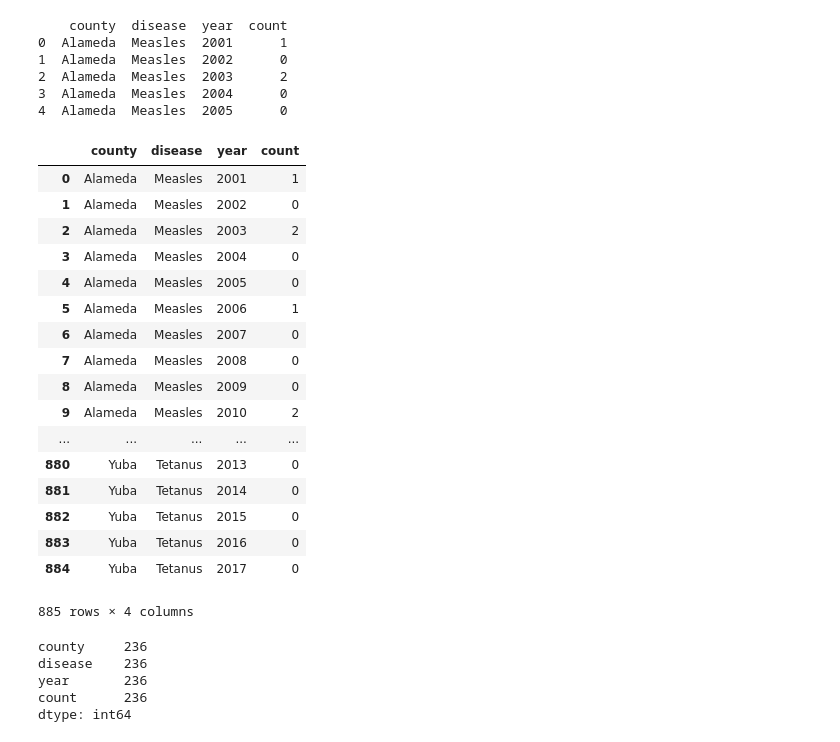
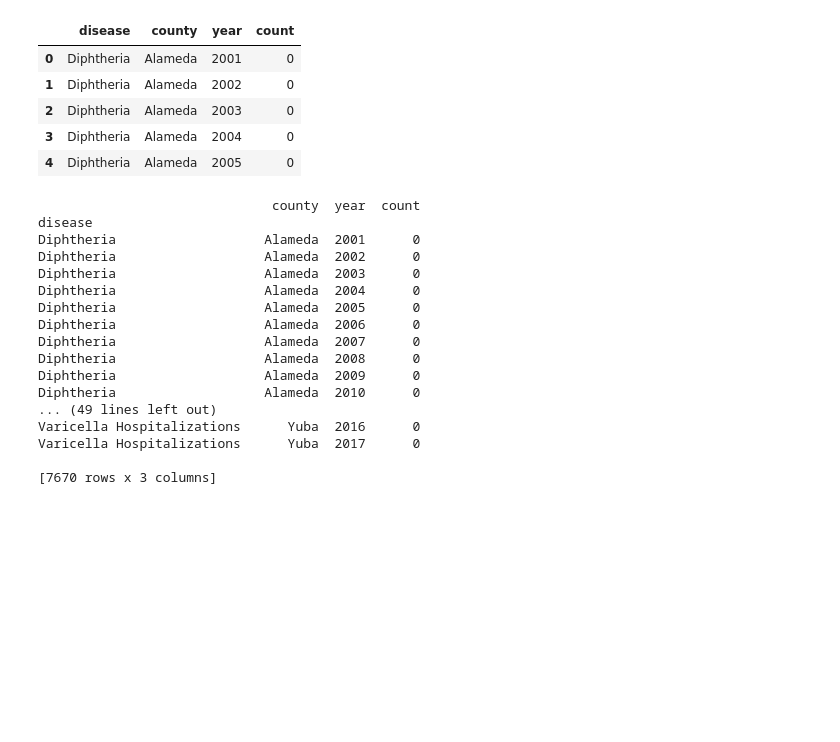
Before and after one commit to GCutaiar/group-project1, a Jupyter notebook: Resource/project1_read_csv_clay.ipynb, the cells around one changed output. Cells and saved outputs as stored; diff of their text form; code cells hidden in the pictures; blank space fills up the shorter version.

```diff
--- a/Resource/project1_read_csv_clay.ipynb
+++ b/Resource/project1_read_csv_clay.ipynb
@@ -47,6 +47,14 @@ pop_years_3
 # %%
 
 #dd_complete_15_pivot = dd_complete_15.pivot_table(index = "year", columns = "Drug")
+Vax_Data.head()
+# %% [output]
+|  | disease | county | year | count |
+| 0 | Diphtheria | Alameda | 2001 | 0 |
+| 1 | Diphtheria | Alameda | 2002 | 0 |
+| 2 | Diphtheria | Alameda | 2003 | 0 |
+| 3 | Diphtheria | Alameda | 2004 | 0 |
+| 4 | Diphtheria | Alameda | 2005 | 0 |
 # %%
 #dd_drop = Vax_Data.groupby("disease").first()
 #dd_drop.drop(["Diphtheria","Hepatitis A", "Hepatitis B, Acute", "Hepatitis C, Acute", "Invasive Meningococcal Disease", "Rubella", "Varicella Hospitalizations"])
@@ -77,38 +85,24 @@ dd_complete_15 = dd_drop_counties.drop([ 'Alpine', 'Amador', 'Butte', 'Calaveras
  'Tehama', 'Trinity', 'Tulare', 'Tuolumne' ,'Yolo'])
 dd_complete_15 = dd_complete_15.reset_index()
 
-print(dd_complete_4.head())
-dd_complete_15
+dd_complete_4.head()
+#dd_complete_15.head()
+print(dd)
 # %% [output]
-    county  disease  year  count
-0  Alameda  Measles  2001      1
-1  Alameda  Measles  2002      0
-2  Alameda  Measles  2003      2
-3  Alameda  Measles  2004      0
-4  Alameda  Measles  2005      0
+                              county  year  count
+disease
+Diphtheria                   Alameda  2001      0
+Diphtheria                   Alameda  2002      0
+Diphtheria                   Alameda  2003      0
+Diphtheria                   Alameda  2004      0
+Diphtheria                   Alameda  2005      0
+Diphtheria                   Alameda  2006      0
+Diphtheria                   Alameda  2007      0
+Diphtheria                   Alameda  2008      0
+Diphtheria                   Alameda  2009      0
+Diphtheria                   Alameda  2010      0
+... (49 lines left out)
+Varicella Hospitalizations      Yuba  2016      0
+Varicella Hospitalizations      Yuba  2017      0
+
+[7670 rows x 3 columns]
-|  | county | disease | year | count |
-| 0 | Alameda | Measles | 2001 | 1 |
-| 1 | Alameda | Measles | 2002 | 0 |
-| 2 | Alameda | Measles | 2003 | 2 |
-| 3 | Alameda | Measles | 2004 | 0 |
-| 4 | Alameda | Measles | 2005 | 0 |
-| 5 | Alameda | Measles | 2006 | 1 |
-| 6 | Alameda | Measles | 2007 | 0 |
-| 7 | Alameda | Measles | 2008 | 0 |
-| 8 | Alameda | Measles | 2009 | 0 |
-| 9 | Alameda | Measles | 2010 | 2 |
-| ... | ... | ... | ... | ... |
-| 880 | Yuba | Tetanus | 2013 | 0 |
-| 881 | Yuba | Tetanus | 2014 | 0 |
-| 882 | Yuba | Tetanus | 2015 | 0 |
-| 883 | Yuba | Tetanus | 2016 | 0 |
-| 884 | Yuba | Tetanus | 2017 | 0 |
-885 rows × 4 columns
-# %%
-dd_complete_4.count()
-# %% [output]
-county     236
-disease    236
-year       236
-count      236
-dtype: int64
```
Also changed, not shown: parts of 4 cells of this notebook.
